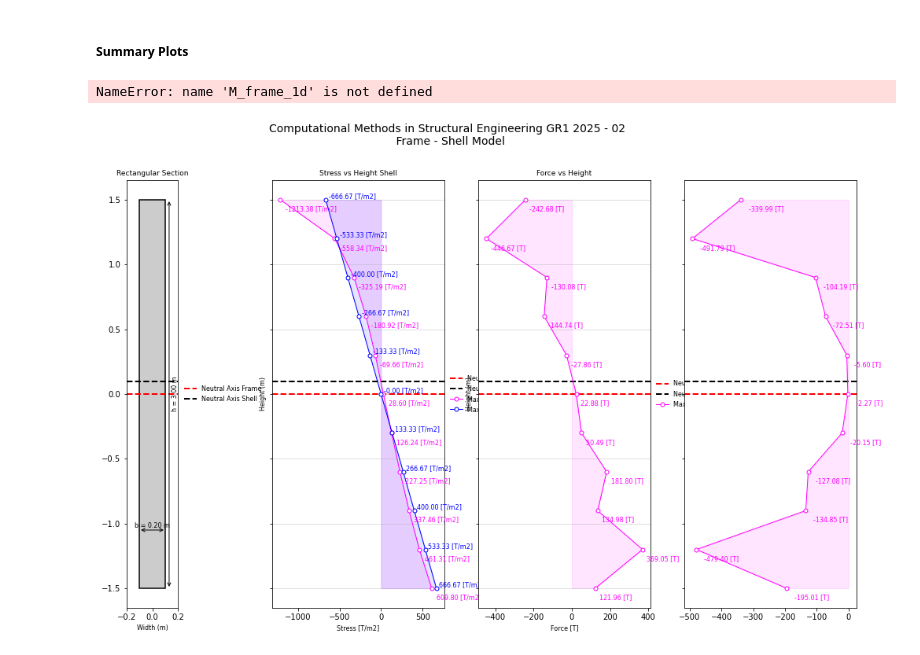
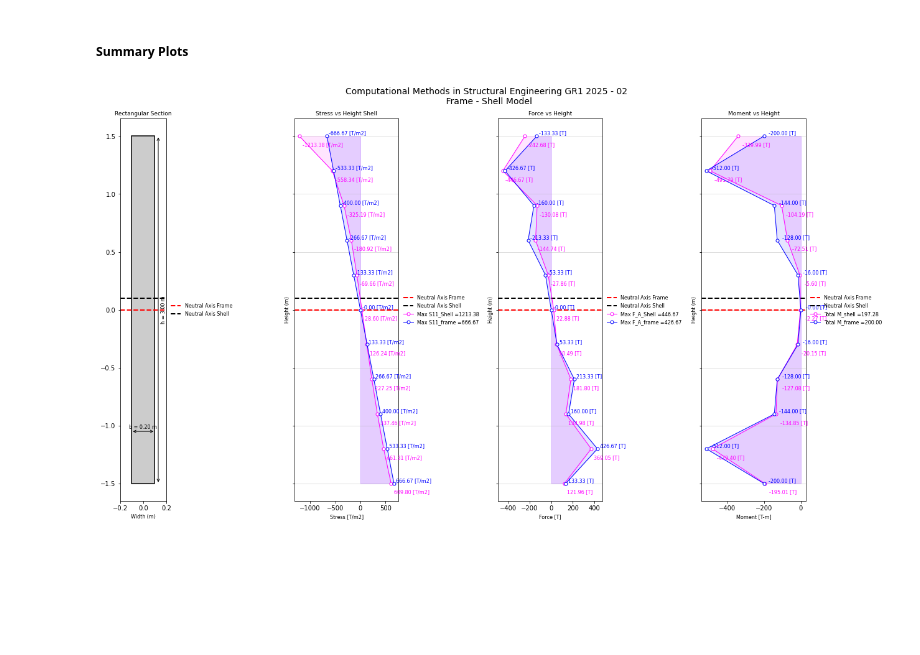
Before and after one commit to Normando1945/Repo_Computational_Methods, a Jupyter notebook: examples/Simple_FEM_processing.ipynb, the cells around one changed output. Drawn from its saved outputs; the diff is of its cells as text; code cells hidden in the pictures; blank space fills up the shorter version.

```diff
--- a/examples/Simple_FEM_processing.ipynb
+++ b/examples/Simple_FEM_processing.ipynb
@@ -659,18 +659,16 @@ ax[2].fill_betweenx(hshell_1d - (h/2 - ejeNshell), 0, F_A_shell_1d, color=(1, 0,
 for x, y in zip(F_A_shell_1d, hshell_1d):                                                           # annotate each force point with its value
     ax[2].text(x + np.max(np.abs(F_A_shell_1d))*0.05, y,f'{x:.2f} [T]', fontsize=8, color= (1, 0, 1), ha='left', va='bottom')
 
-# #------------- Frame ---------------
-# ax[2].plot(F_A_frame_1d, hframe, color=(0, 0, 1), marker='o', markersize=5, markerfacecolor='w', markeredgewidth=1, linestyle='-', linewidth=1.0,  # plot force vs height
-#              label=f'Max F_A_frame ={np.max(np.abs(F_A_frame_1d)):.2f}')
-# ax[2].fill_betweenx(hframe, 0, F_A_frame_1d, color=(0, 0, 1), alpha=0.1)                            # fill area under force curve horizontally
+#------------- Frame ---------------
+F_A_frame = F_A_frame.ravel()
+ax[2].plot(F_A_frame, hframe, color=(0, 0, 1), marker='o', markersize=5, markerfacecolor='w', markeredgewidth=1, linestyle='-', linewidth=1.0,  # plot force vs height
+             label=f'Max F_A_frame ={np.max(np.abs(F_A_frame)):.2f}')
+ax[2].fill_betweenx(hframe, 0, F_A_frame, color=(0, 0, 1), alpha=0.1)                            # fill area under force curve horizontally
 
-# for x, y in zip(F_A_frame_1d, hframe_1d):                                                           # annotate each force point with its value
-#     ax[2].text(x + np.max(np.abs(F_A_frame_1d))*0.05, y,f'{x:.2f} [T]', fontsize=8, color= (0, 0, 1), ha='left', va='bottom')
+for x, y in zip(F_A_frame, hframe):                                                           # annotate each force point with its value
+    ax[2].text(x + np.max(np.abs(F_A_frame))*0.05, y,f'{x:.2f} [T]', fontsize=8, color= (0, 0, 1), ha='left', va='bottom')
 
-
-
-
-
+#------------- Label & Title ---------------
 ax[2].set_xlabel("Force [T]", fontsize=8)                                                           # x-axis label for force plot
 ax[2].set_ylabel("Height (m)", fontsize=8)                                                          # y-axis label for force plot
 ax[2].set_title(f'Force vs Height', fontsize= 9, color=(0, 0, 0))                                   # title for force subplot
@@ -680,44 +678,42 @@ ax[2].grid(which='both', axis='y', alpha=0.5)
 
 ###################### Moment vs Height Plot ######################
 Mtotal_frame = np.sum(M_frame) * (h / numdiv) / h
 Mtotal_shell = np.sum(M_Shell) * (h / numdiv) / h
 
 M_shell_1d = M_Shell                                                                                # moment contributions are already 1D
 
+#------------- Frame ---------------
 ax[3].axhline(eje_n_frame, color=(1, 0, 0), linestyle='--', linewidth=2.0,                          # plot neutral axis on moment plot
              label=f'Neutral Axis Frame')
+#------------- Shell ---------------
 ax[3].axhline(-h/2 + ejeNshell, color=(0, 0, 0), linestyle='--', linewidth=2.0,                     # plot neutral axis as dashed black line
               label="Neutral Axis Shell")
 
-
-
-
+#------------- Shell ---------------
 ax[3].plot(M_shell_1d, hshell_1d - (h/2 - ejeNshell), color=(1, 0, 1), marker='o', markersize=5, markerfacecolor='w', markeredgewidth=1, linestyle='-', linewidth=1.0,  # plot moment vs height
              label=f'Total M_shell ={np.max(np.abs(Mtotal_shell)):.2f}')
 ax[3].fill_betweenx(hshell_1d - (h/2 - ejeNshell), 0, M_shell_1d, color=(1, 0, 1), alpha=0.1)                           # fill area under moment curve horizontally
 
 for x, y in zip(M_shell_1d, hshell_1d):                                                             # annotate each moment point with its value
     ax[3].text(x + np.max(np.abs(M_shell_1d))*0.05, y,f'{x:.2f} [T]', fontsize=8, color= (1, 0, 1), ha='left', va='bottom')
 
+#------------- Frame ---------------
+M_frame = M_frame.ravel()
+ax[3].plot(M_frame, hframe, color=(0, 0, 1), marker='o', markersize=5, markerfacecolor='w', markeredgewidth=1, linestyle='-', linewidth=1.0,  # plot moment vs height
+             label=f'Total M_frame ={np.max(np.abs(Mtotal_frame)):.2f}')
+ax[3].fill_betweenx(hframe, 0, M_frame, color=(0, 0, 1), alpha=0.1)                              # fill area under moment curve horizontally
 
+for x, y in zip(M_frame, hframe):                                                             # annotate each moment point with its value
+    ax[3].text(x + np.max(np.abs(M_frame))*0.05, y,f'{x:.2f} [T]', fontsize=8, color= (0, 0, 1), ha='left', va='bottom')
 
-
-ax[3].plot(M_frame_1d, hframe_1d, color=(0, 0, 1), marker='o', markersize=5, markerfacecolor='w', markeredgewidth=1, linestyle='-', linewidth=1.0,  # plot moment vs height
-             label=f'Total M_frame ={np.max(np.abs(Mtotal_frame)):.2f}')
-ax[3].fill_betweenx(hframe, 0, M_frame_1d, color=(0, 0, 1), alpha=0.1)                              # fill area under moment curve horizontally
-
-for x, y in zip(M_frame_1d, hframe_1d):                                                             # annotate each moment point with its value
-    ax[3].text(x + np.max(np.abs(M_frame_1d))*0.05, y,f'{x:.2f} [T]', fontsize=8, color= (0, 0, 1), ha='left', va='bottom')
-
-
+#------------- Label & Title ---------------
 ax[3].set_xlabel("Moment [T-m]", fontsize=8)                                                        # x-axis label for moment plot
 ax[3].set_ylabel("Height (m)", fontsize=8)                                                          # y-axis label for moment plot
 ax[3].set_title(f'Moment vs Height', fontsize= 9, color=(0, 0, 0))                                  # title for moment subplot
 ax[3].legend(fontsize=8, loc='center left', bbox_to_anchor=(1, 0.5), frameon=False)                 # legend for subplot 3
 ax[3].grid(which='both', axis='y', alpha=0.5)                                                       # enable horizontal grid lines
 
 plt.tight_layout()                                                                                  # adjust subplots to fit into figure area
 plt.show()                                                                                          # display the figure
 # %% [output]
-NameError: name 'M_frame_1d' is not defined
-[figure, old version]
+[figure, new version]
```
